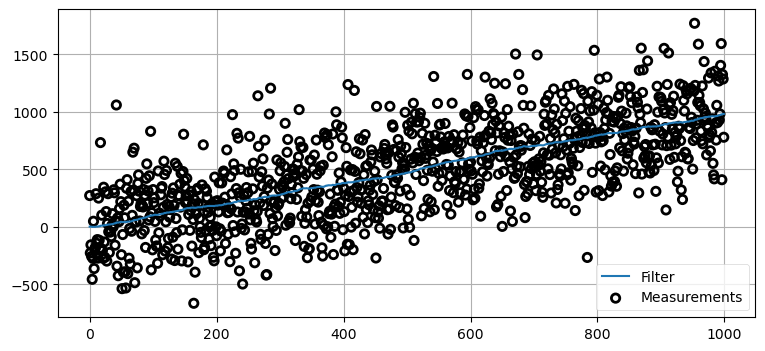
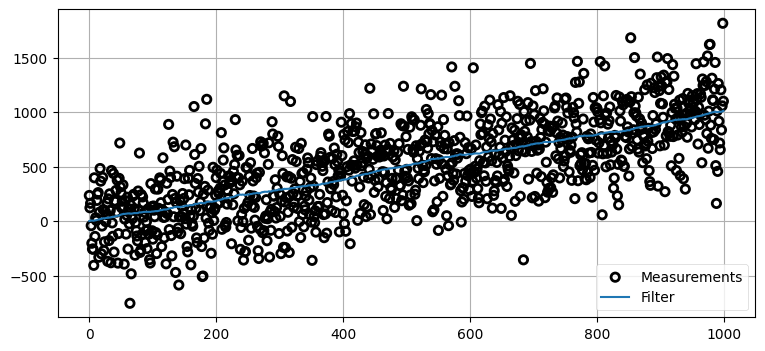
The notebook cell's code change between the first figure and the second:
--- before
+++ after
@@ -15,3 +15,3 @@
 book_plots.plot_measurements(zs, lw=1)
 book_plots.plot_filter(ps)
-plt.legend(loc=4);
+plt.legend(loc=4)

Commit: Error modification.